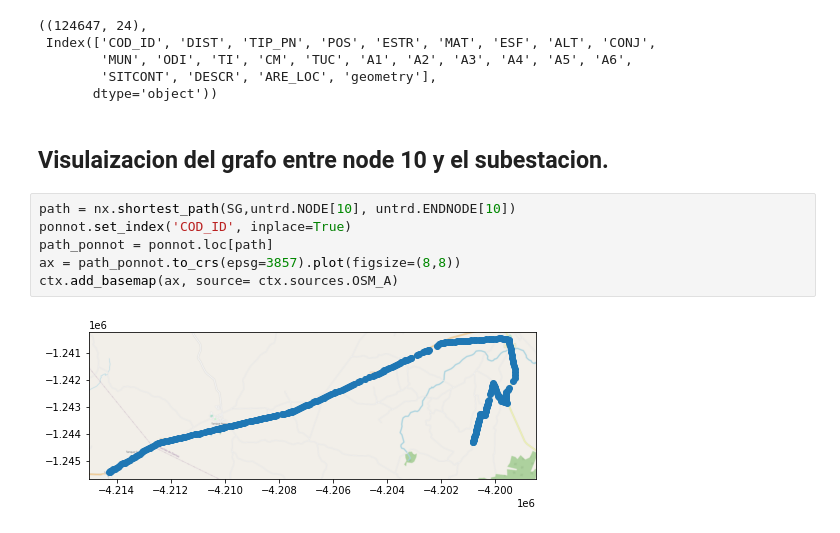
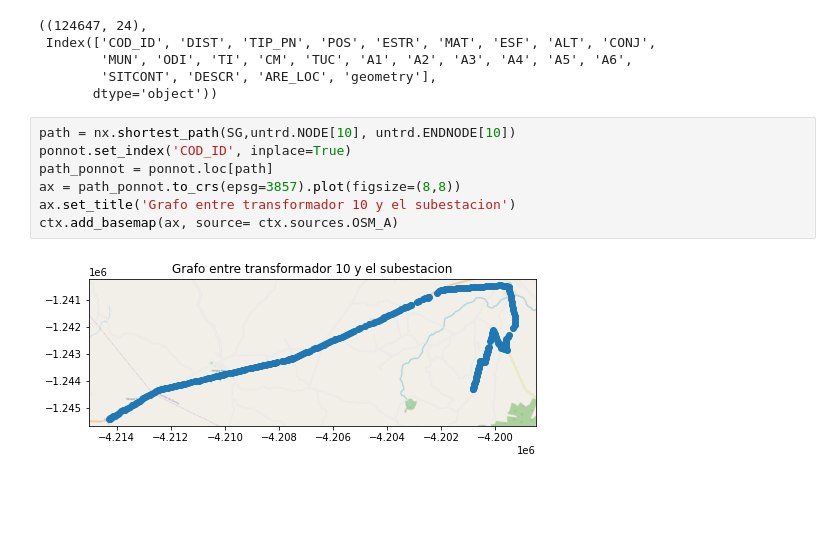
Before and after one commit to georeference-ML-mentoria/AnalisisYCuracion-, a Jupyter notebook: Practico_AyC.ipynb, the cells around one changed output. Saved outputs shown, nothing was run; the diff lists cells and outputs as text; blank space fills up the shorter version.

```diff
--- a/Practico_AyC.ipynb
+++ b/Practico_AyC.ipynb
@@ -524,13 +524,12 @@ ponnot.shape, ponnot.columns
         'MUN', 'ODI', 'TI', 'CM', 'TUC', 'A1', 'A2', 'A3', 'A4', 'A5', 'A6',
         'SITCONT', 'DESCR', 'ARE_LOC', 'geometry'],
        dtype='object'))
-# %% [markdown]
-## Visulaizacion del grafo entre node 10 y el subestacion.
 # %%
 path = nx.shortest_path(SG,untrd.NODE[10], untrd.ENDNODE[10])
 ponnot.set_index('COD_ID', inplace=True)
 path_ponnot = ponnot.loc[path]
 ax = path_ponnot.to_crs(epsg=3857).plot(figsize=(8,8))
+ax.set_title('Grafo entre transformador 10 y el subestacion')
 ctx.add_basemap(ax, source= ctx.sources.OSM_A)
 # %% [output]
-[figure, old version]
+[figure, new version]
```
Also changed, not shown: 1 other file.
